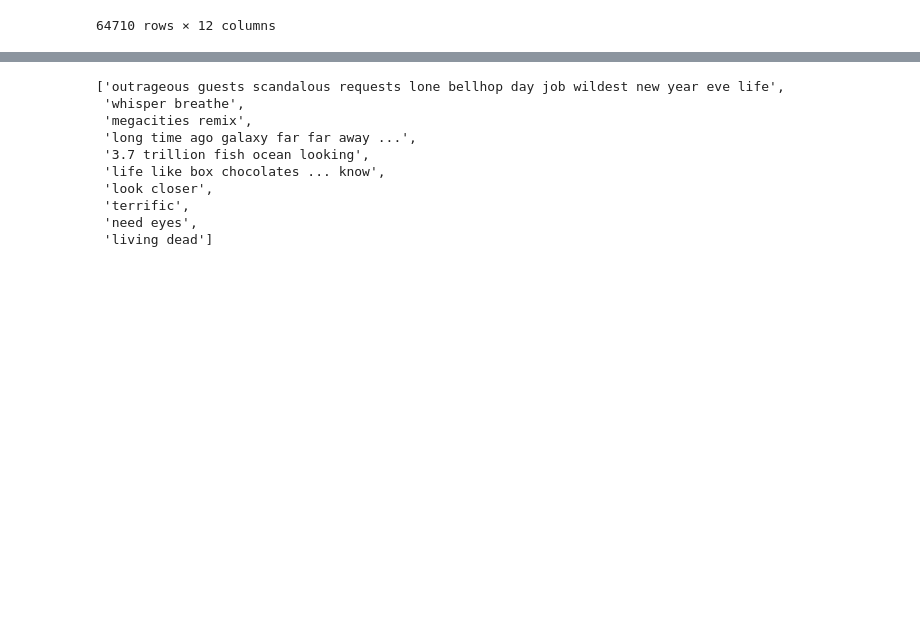
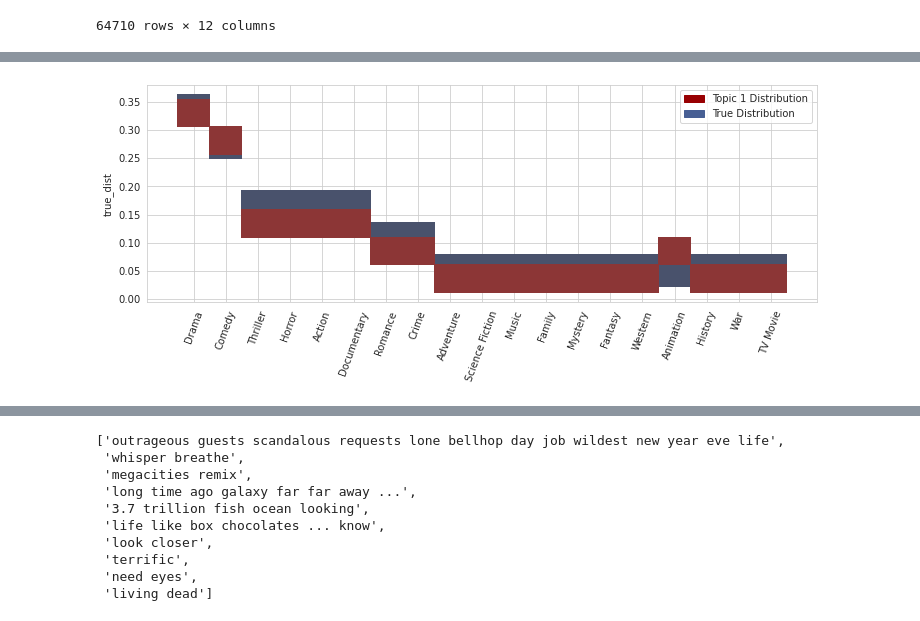
Before and after one commit to christianspybrook/movie_text_topic_modeling, a Jupyter notebook: topic_models/lda_model/lda_model.ipynb, the cells around one changed output, grey strips where cells are left out. Saved outputs shown, nothing was run; the diff lists cells and outputs as text; code cells hidden in the pictures; blank space fills up the shorter version.

```diff
--- a/topic_models/lda_model/lda_model.ipynb
+++ b/topic_models/lda_model/lda_model.ipynb
@@ -7,3 +7,11 @@ display(HTML('<style>.container { width: 930px !important; }</style>'))
 import numpy as np
 import time
 import pandas as pd
+# %%
+import matplotlib.pyplot as plt
+import matplotlib.patches as mpatches
+import seaborn as sns
+from IPython.core.pylabtools import figsize
+# set grid size and style
+figsize(12, 4)
+sns.set_style('whitegrid')
@@ -42,20 +60,20 @@ df['genres'].apply(tuple).value_counts()
 (Horror, Animation, Family, Music, Comedy)          1
 Name: genres, Length: 4806, dtype: int64
 # %%
-df['genres'].apply(lambda x: len(x)).max()
+# get number of genres in longest genre list
+max_genres = df['genres'].apply(lambda x: len(x)).max()
+max_genres
 # %% [output]
 9
 # %%
 def remove_nones(lst):
-    """Returns list without None values"""
+    """Return list without empty string values"""
     new_lst = [char for char in lst if char != '']
 
     return new_lst
 # %%
 def separate_genres(data):
-    """Returns dataset with genres as features"""
-    # get number of genres in longest genres list
-    max_genres = data['genres'].apply(lambda x: len(x)).max()
+    """Return dataset with genres as features"""
     # pad genres lists to be same length as longest list
     for row in data['genres']:
         while len(row) < max_genres:
@@ -308,0 +414,11 @@ topics_df
+# %%
+sns.histplot(topics_df, y='true_dist', x=topics_df.index, color=mp.colors(0))
+sns.histplot(topics_df, y='topic_1', x=topics_df.index, color=mp.colors(2))
+plt.xticks(rotation=70)
+
+red_patch = mpatches.Patch(color=mp.colors(2), label='Topic 1 Distribution')
+blue_patch = mpatches.Patch(color=mp.colors(0), label='True Distribution')
+
+plt.legend(handles=[red_patch, blue_patch]);
+# %% [output]
+[figure, added]
```
Also changed, not shown: parts of 9 cells of this notebook.
